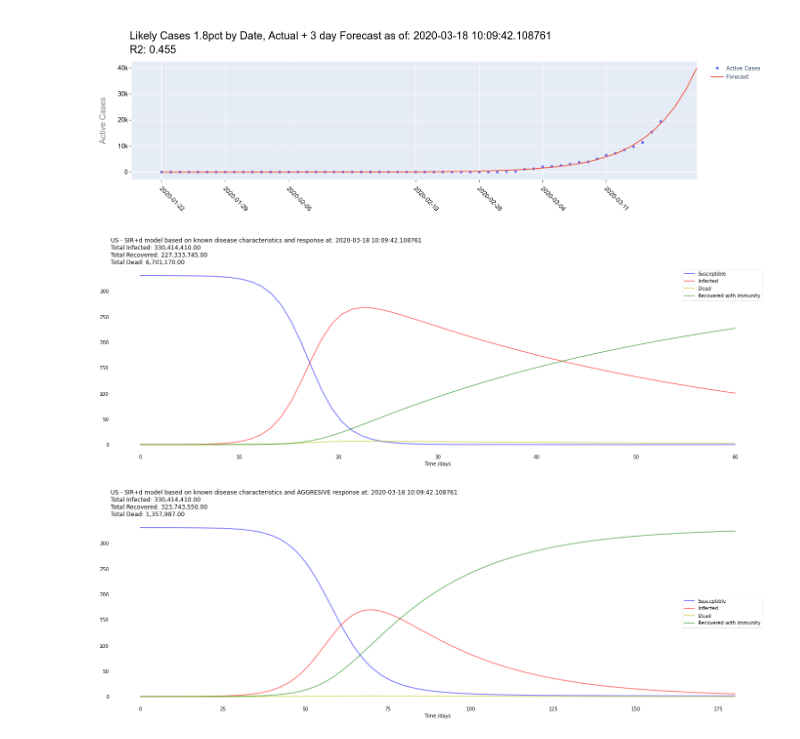
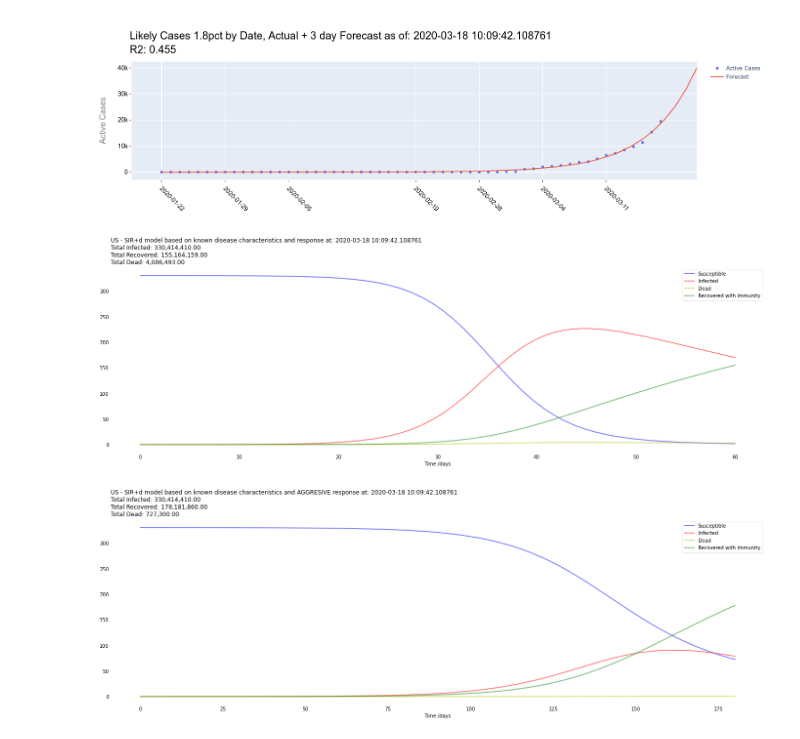
Before and after one commit to mprorock/COVID-19, a Jupyter notebook: covid_19_us.ipynb, the cells around one changed output. Saved outputs shown, nothing was run; the diff lists cells and outputs as text; code cells hidden in the pictures.

```diff
--- a/covid_19_us.ipynb
+++ b/covid_19_us.ipynb
@@ -15,7 +16,7 @@ NOW = datetime.now()
 # %%
 #setup initial data frames
 us_cases = pd.read_csv('./covid_19_us_cases.csv')
-us_totals = pd.read_csv('./covid_19_is_totals.csv')
+us_totals = pd.read_csv('./covid_19_us_totals.csv')
 # %%
 #google docs from covidtracking.com
 #us_ct = pd.read_csv('http://covidtracking.com/api/states.csv')
@@ -307,7 +306,7 @@ N = US_pop
 T=60
 I0, R0 = us_totals['Likely Cases 1.8pct'].max(), us_totals['Recovered'].max()*120
 S0 = N - I0 - R0
-beta, gamma = 0.6, 1/36
+beta, gamma = 0.3, 1/36
 t = np.linspace(0, T, T)
 y0 = S0, I0, R0
 
@@ -322,7 +321,7 @@ def deriv(y, t, N, beta, gamma):
 ret = odeint(deriv, y0, t, args=(N, beta, gamma))
 S, I, R = ret.T
 
-D = (I/1000000)*0.025
+D = (I/1000000)*0.018
 R = (R/1000000) - D
 
 fig = plt.figure(figsize=(24,7), facecolor='w')
@@ -349,13 +348,13 @@ for spine in ('top', 'right', 'bottom', 'left'):
     ax.spines[spine].set_visible(False)
 plt.show()
 # %% [output]
-[figure, old version]
+[figure, new version]
 # %%
 N = US_pop
 T=180
 I0, R0 = us_totals['Likely Cases 1.8pct'].max(), us_totals['Recovered'].max()*120
 S0 = N - I0 - R0
-beta, gamma = 0.2, 1/28
+beta, gamma = 0.1, 1/28
 t = np.linspace(0, T, T)
 y0 = S0, I0, R0
 
@@ -370,31 +369,31 @@ def deriv(y, t, N, beta, gamma):
 ret = odeint(deriv, y0, t, args=(N, beta, gamma))
 S, I, R = ret.T
 
 D = (I/1000000)*0.008
 R = (R/1000000) - D
 
 fig = plt.figure(figsize=(24,7), facecolor='w')
 ax = fig.add_subplot(111, axisbelow=True)
 ax.plot(t, S/1000000, 'b', alpha=0.5, lw=2, label='Susceptible')
 ax.plot(t, I/1000000, 'r', alpha=0.5, lw=2, label='Infected')
 ax.plot(t, D, 'y', alpha=0.5, lw=2, label='Dead')
 ax.plot(t, R, 'g', alpha=0.5, lw=2, label='Recovered with immunity')
 ax.set_xlabel('Time /days')
 ax.set_title('US - SIR+d model based on known disease characteristics and AGGRESIVE response at: '+str(NOW) +
             '\nTotal Infected: '+'{:,.2f}'.format(int(np.max(S)))+
             '\nTotal Recovered: '+'{:,.2f}'.format(int(np.max(R)*1000000))+
             '\nTotal Dead: '+'{:,.2f}'.format(int(np.max(D)*1000000)),
             loc='left'
             )
 #ax.set_ylabel('Number (1000s)')
 #ax.set_ylim(0,1.2)
 ax.yaxis.set_tick_params(length=0)
 ax.xaxis.set_tick_params(length=0)
 ax.grid(b=True, which='major', c='w', lw=2, ls='-')
 legend = ax.legend()
 legend.get_frame().set_alpha(0.5)
 for spine in ('top', 'right', 'bottom', 'left'):
     ax.spines[spine].set_visible(False)
 plt.show()
 # %% [output]
-[figure, old version]
+[figure, new version]
```
Also changed, not shown: parts of 2 cells of this notebook, 2 other files.
